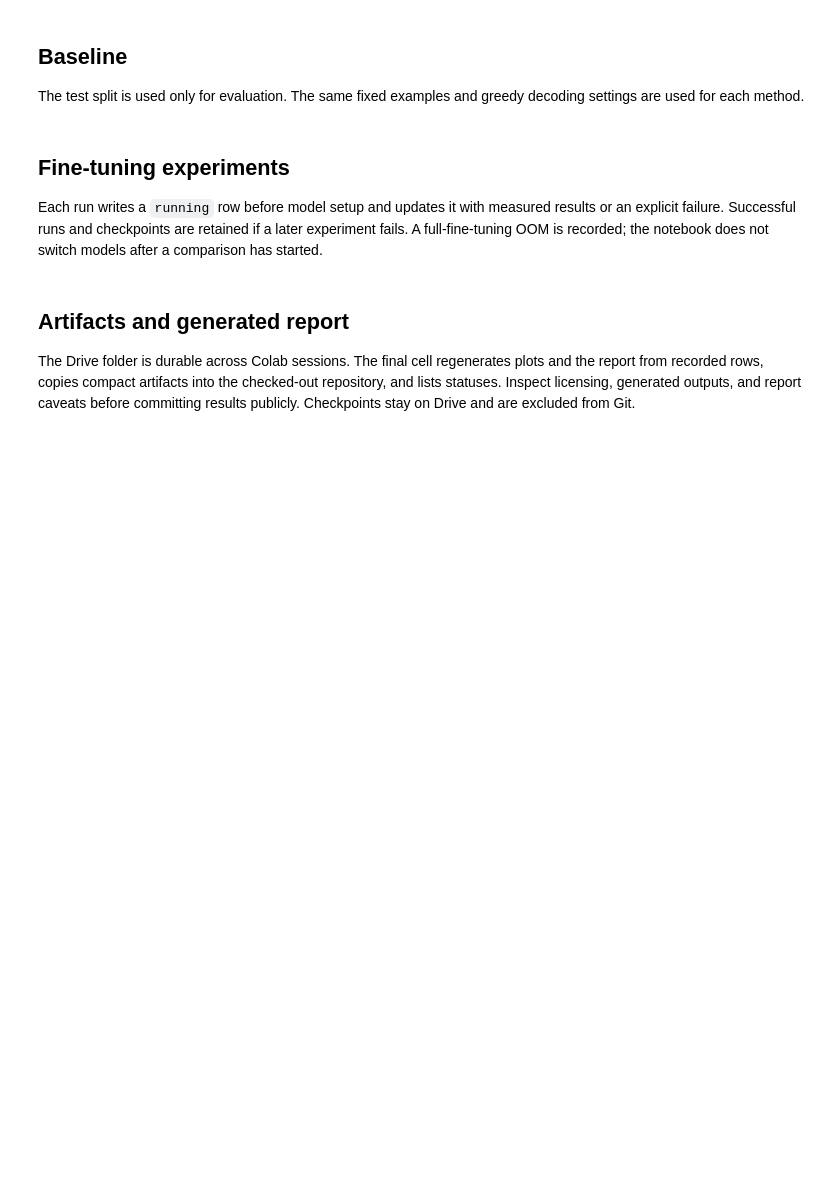
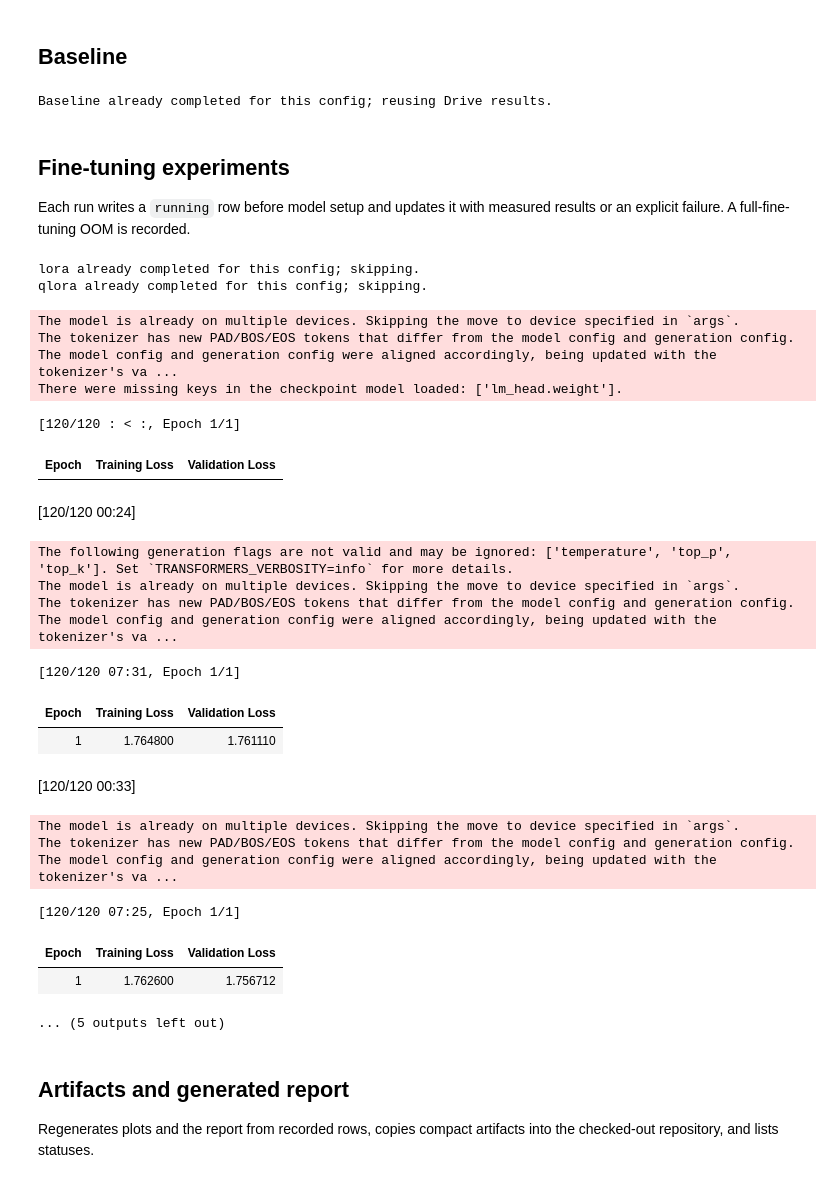
Before and after one commit to ronitnpatel/LLM-Fine-Tune-Benchmark, a Jupyter notebook: notebooks/llm_finetuning_benchmark.ipynb, the cells around one changed output. Saved outputs shown, nothing was run; the diff lists cells and outputs as text; code cells hidden in the pictures; blank space fills up the shorter version.

```diff
--- a/notebooks/llm_finetuning_benchmark.ipynb
+++ b/notebooks/llm_finetuning_benchmark.ipynb
@@ -7,19 +3,24 @@ This notebook is the Colab execution entry point. It installs the project depend
 # %%
-# Update this value after publishing the repository.
+# Update Repo
 REPO_URL = "https://github.com/ronitnpatel/LLM-Fine-Tune-Benchmark.git"
-RUN_MODE = "smoke"  # Use "full" after the smoke run completes successfully.
 
 import os, sys, subprocess, pathlib
 from google.colab import drive
 
 drive.mount('/content/drive')
 repo_dir = pathlib.Path('/content/llm-finetuning-benchmark')
+required_source = pathlib.Path('src/models/model_loader.py')
+if repo_dir.exists() and not (repo_dir / required_source).is_file():
+    print('Existing checkout is missing src/models; using a fresh checkout directory.')
+    repo_dir = pathlib.Path('/content/llm-finetuning-benchmark-checkout')
 if not repo_dir.exists():
     if "OWNER/REPOSITORY" in REPO_URL:
-        raise ValueError("Set REPO_URL to your GitHub clone URL before continuing.")
+        raise ValueError("Set REPO_URL to a GitHub repository containing src/, configs/, and requirements.txt.")
     subprocess.run(["git", "clone", REPO_URL, str(repo_dir)], check=True)
 else:
     subprocess.run(["git", "-C", str(repo_dir), "pull", "--ff-only"], check=False)
+if not (repo_dir / required_source).is_file():
+    raise FileNotFoundError(f"Project source not found at {repo_dir / required_source}. Push or upload the complete project, then rerun setup.")
 os.chdir(repo_dir)
 sys.path.insert(0, str(repo_dir))
 # Persist the Hugging Face cache on Drive so model/data downloads survive runtime resets.
@@ -63,8 +66,8 @@ random.seed(train_cfg['seed']); torch.manual_seed(train_cfg['seed']); torch.cuda
 selected_model, hardware = choose_model(model_cfg['primary_model'], model_cfg['fallback_model'], model_cfg['full_finetune_min_free_gib'])
 preflight = preflight_full_finetuning(selected_model, model_cfg['revision'], min(data_cfg['max_length'], 512))
 preflight_history = {selected_model: preflight}
-if not preflight['fits'] and selected_model == model_cfg['primary_model']:
-    print('Primary model failed full-tuning preflight; trying the smaller fallback before any benchmark run.')
+if not preflight['fits'] and model_cfg['fallback_model'] and model_cfg['fallback_model'] != selected_model:
+    print('Primary model failed full-tuning preflight; trying the configured smaller fallback before any benchmark run.')
     primary_failure = preflight
     selected_model = model_cfg['fallback_model']
     preflight = preflight_full_finetuning(selected_model, model_cfg['revision'], min(data_cfg['max_length'], 512))
@@ -75,7 +78,7 @@ hardware['full_finetuning_preflight'] = preflight_history
 if not preflight['fits']:
     diagnostic_dir = pathlib.Path('/content/drive/MyDrive/llm-finetuning-benchmark/results/reports'); diagnostic_dir.mkdir(parents=True, exist_ok=True)
     (diagnostic_dir / 'full_finetuning_preflight_failure.json').write_text(json.dumps({'primary': model_cfg['primary_model'], 'fallback': model_cfg['fallback_model'], 'hardware': hardware}, indent=2), encoding='utf-8')
-    raise RuntimeError(f'Full fine-tuning preflight failed for the fallback candidate; stopped before baseline. Diagnostic saved to Drive. Hardware: {hardware}')
+    raise RuntimeError(f'Full fine-tuning preflight failed for the configured model; stopped before baseline. Diagnostic saved to storage. Hardware: {hardware}')
 print(json.dumps(hardware, indent=2))
 print('Selected model for every experiment:', selected_model)
 
@@ -87,6 +90,9 @@ SAMPLES_DIR = RESULTS_ROOT / 'sample_outputs'; REPORT_DIR = RESULTS_ROOT / 'repo
 for folder in [CHECKPOINT_ROOT, METRICS_DIR, PLOTS_DIR, SAMPLES_DIR, REPORT_DIR]: folder.mkdir(parents=True, exist_ok=True)
 RESULTS_JSON = METRICS_DIR / 'benchmark_results.json'
 records = json.loads(RESULTS_JSON.read_text(encoding='utf-8')) if RESULTS_JSON.exists() else []
+for item in records:
+    if item.get('status') == 'completed':
+        item.pop('error', None); item.pop('traceback', None); item.pop('failure_class', None)
 try: dataset_sha = HfApi().dataset_info(data_cfg['dataset_id'], revision=data_cfg['revision']).sha
 except Exception as exc: dataset_sha = None; print('Dataset commit lookup unavailable:', exc)
 try: model_sha = HfApi().model_info(selected_model, revision=model_cfg['revision']).sha
@@ -133,4 +139,6 @@ def append_status(experiment, status, **values):
     row = next((item for item in reversed(records) if item.get('run_id') == run_id and item.get('experiment') == experiment), None)
     if row is None:
         row = {'experiment': experiment, **common}; records.append(row)
+    if status == 'running':
+        row.pop('error', None); row.pop('traceback', None); row.pop('failure_class', None)
     row.update({'status': status, **values}); persist(); return row
@@ -137,7 +173,5 @@ def append_status(experiment, status, **values):
-# %% [markdown]
-## Baseline
-
-The test split is used only for evaluation. The same fixed examples and greedy decoding settings are used for each method.
+# %% [markdown]
+## Baseline
 # %%
 baseline_model = None
 baseline_done = any(item.get('run_id') == run_id and item.get('experiment') == 'baseline' and item.get('status') == 'completed' for item in records)
@@ -150,7 +184,7 @@ else:
     meta = model_metadata(baseline_model, selected_model, tokenizer)
     quality, samples = evaluate_generation(baseline_model, tokenizer, splits['test'], train_cfg['eval_max_new_tokens'], max_length)
     quality['test_loss'] = evaluate_causal_loss(baseline_model, tokenizer, tokenized['test'])
-    row.update({'status':'completed', **meta, **quality, 'trainable_parameters':0, 'trainable_percent':0.0})
+    row.update({'status':'completed', 'error':None, 'traceback':None, 'failure_class':None, **meta, **quality, 'trainable_parameters':0, 'trainable_percent':0.0})
     (SAMPLES_DIR / f'{run_id}_baseline.json').write_text(json.dumps(samples, indent=2), encoding='utf-8')
     general = generate_generalization_samples(baseline_model, tokenizer, train_cfg['eval_max_new_tokens'], max_length)
     (SAMPLES_DIR / f'{run_id}_baseline_generalization.json').write_text(json.dumps(general, indent=2), encoding='utf-8')
@@ -161,10 +195,12 @@ else:
   finally:
     if baseline_model is not None: del baseline_model
     gc.collect(); torch.cuda.empty_cache()
+# %% [output]
+Baseline already completed for this config; reusing Drive results.
 # %% [markdown]
 ## Fine-tuning experiments
 
-Each run writes a `running` row before model setup and updates it with measured results or an explicit failure. Successful runs and checkpoints are retained if a later experiment fails. A full-fine-tuning OOM is recorded; the notebook does not switch models after a comparison has started.
+Each run writes a `running` row before model setup and updates it with measured results or an explicit failure. A full-fine-tuning OOM is recorded.
 # %%
 def run_finetune(experiment, method, rank=None):
     prior = next((item for item in reversed(records) if item.get('run_id') == run_id and item.get('experiment') == experiment), None)
@@ -183,38 +219,60 @@ def run_finetune(experiment, method, rank=None):
         elif method == 'full':
             model = prepare_full_finetuning(model)
         else: raise ValueError(f'Unknown method: {method}')
         counts = count_trainable_parameters(model)
         model_info = model_metadata(model, selected_model, tokenizer)
         output_dir = CHECKPOINT_ROOT / run_id / experiment
         measured = train_experiment(method, model, tokenizer, tokenized['train'], tokenized['validation'], output_dir, train_cfg, tokenized['test'])
         quality, samples = evaluate_generation(model, tokenizer, splits['test'], train_cfg['eval_max_new_tokens'], max_length)
         general = generate_generalization_samples(model, tokenizer, train_cfg['eval_max_new_tokens'], max_length)
-        row.update({'status':'completed', **model_info, **measured, **quality, 'rank':rank, 'checkpoint_dir':str(output_dir)})
+        row.update({'status':'completed', 'error':None, 'traceback':None, 'failure_class':None, **model_info, **measured, **quality, 'rank':rank, 'checkpoint_dir':str(output_dir)})
         (SAMPLES_DIR / f'{run_id}_{experiment}.json').write_text(json.dumps(samples, indent=2), encoding='utf-8')
         (SAMPLES_DIR / f'{run_id}_{experiment}_generalization.json').write_text(json.dumps(general, indent=2), encoding='utf-8')
     except torch.cuda.OutOfMemoryError as exc:
         row.update({'status':'failed', 'error':f'CUDA out of memory: {exc}', 'failure_class':'oom'})
         if torch.cuda.is_available(): torch.cuda.empty_cache()
     except Exception as exc:
         row.update({'status':'failed', 'error':f'{type(exc).__name__}: {exc}', 'traceback':traceback.format_exc(limit=5)})
         if torch.cuda.is_available(): torch.cuda.empty_cache()
     finally:
         if model is not None: del model
         gc.collect()
         if torch.cuda.is_available(): torch.cuda.empty_cache()
         persist()
     return row
 
 # Primary comparison uses rank 8 for both adapter methods.
 run_finetune('lora', 'lora', rank=8)
 run_finetune('qlora', 'qlora', rank=8)
 run_finetune('full_finetuning', 'full')
 # Rank 8 above is reused in the sweep; ranks 4, 16, and 32 complete the requested comparison.
 for rank in [4, 16, 32]: run_finetune(f'lora_rank_{rank}', 'lora', rank=rank)
+# %% [output]
+lora already completed for this config; skipping.
+qlora already completed for this config; skipping.
+The model is already on multiple devices. Skipping the move to device specified in `args`.
+The tokenizer has new PAD/BOS/EOS tokens that differ from the model config and generation config. The model config and generation config were aligned accordingly, being updated with the tokenizer's va ...
+There were missing keys in the checkpoint model loaded: ['lm_head.weight'].
+[120/120 : < :, Epoch 1/1]
+| Epoch | Training Loss | Validation Loss |
+[120/120 00:24]
+The following generation flags are not valid and may be ignored: ['temperature', 'top_p', 'top_k']. Set `TRANSFORMERS_VERBOSITY=info` for more details.
+The model is already on multiple devices. Skipping the move to device specified in `args`.
+The tokenizer has new PAD/BOS/EOS tokens that differ from the model config and generation config. The model config and generation config were aligned accordingly, being updated with the tokenizer's va ...
+[120/120 07:31, Epoch 1/1]
+| Epoch | Training Loss | Validation Loss |
+| 1 | 1.764800 | 1.761110 |
+[120/120 00:33]
+The model is already on multiple devices. Skipping the move to device specified in `args`.
+The tokenizer has new PAD/BOS/EOS tokens that differ from the model config and generation config. The model config and generation config were aligned accordingly, being updated with the tokenizer's va ...
+[120/120 07:25, Epoch 1/1]
+| Epoch | Training Loss | Validation Loss |
+| 1 | 1.762600 | 1.756712 |
+... (5 outputs left out)
 # %% [markdown]
 ## Artifacts and generated report
 
-The Drive folder is durable across Colab sessions. The final cell regenerates plots and the report from recorded rows, copies compact artifacts into the checked-out repository, and lists statuses. Inspect licensing, generated outputs, and report caveats before committing results publicly. Checkpoints stay on Drive and are excluded from Git.
+Regenerates plots and the report from recorded rows, copies compact artifacts into the checked-out repository, and lists statuses.
 # %%
 current_records = [item for item in records if item.get('run_id') == run_id]
 plots = generate_plots(current_records, PLOTS_DIR)
```
Also changed, not shown: parts of 7 cells of this notebook, 25 other files.
